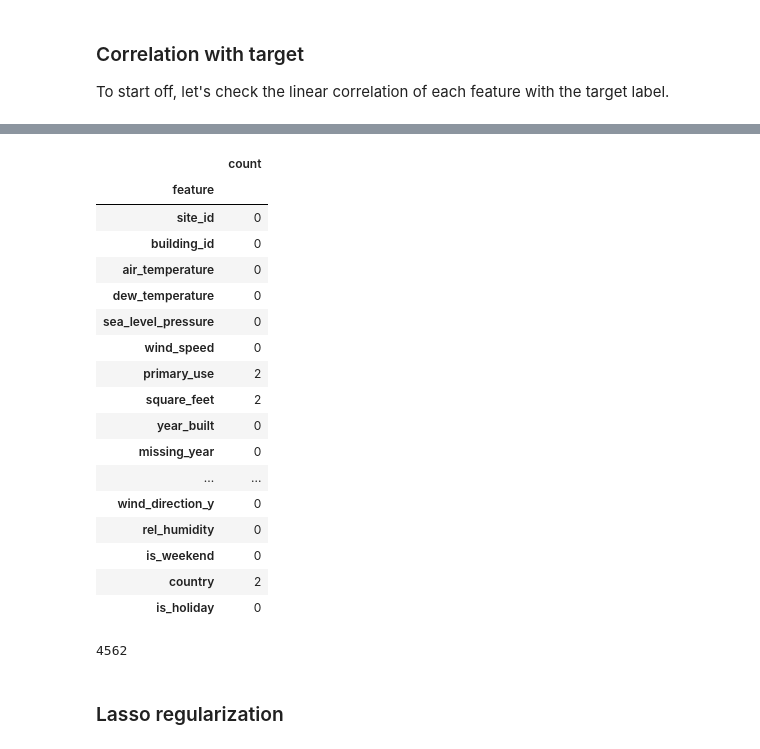
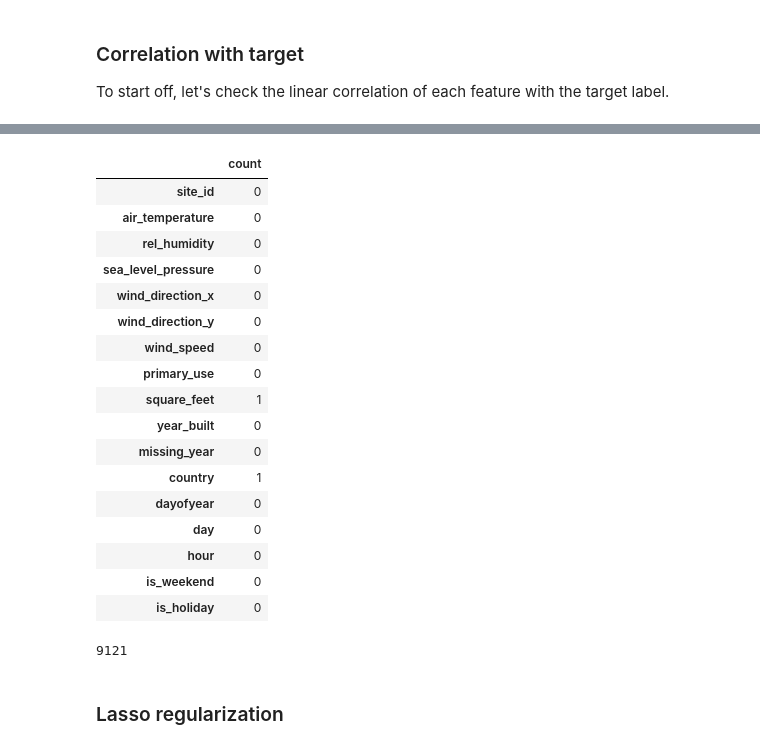
Before and after one commit to tri-bui/energy-predictor, a Jupyter notebook: notebooks/03-featurization.ipynb, the cells around one changed output, grey strips where cells are left out. Drawn from its saved outputs; the diff is of its cells as text; code cells hidden in the pictures.

```diff
--- a/notebooks/03-featurization.ipynb
+++ b/notebooks/03-featurization.ipynb
@@ -618,10 +618,10 @@ feat_sel
 
 To start off, let's check the linear correlation of each feature with the target label.
 # %%
-# Add target variable in with the features
+# Merger target variable into the features
 e_train = pd.merge(Xe_train, ye_train, how='left', left_index=True, right_index=True)
 
 # Feature correlation with target variable
-cor = e_train.corr()
-cor.meter_reading
+e_corr = e_train.corr()
+e_corr.meter_reading
 # %% [output]
@@ -651,32 +657,32 @@ plt.xlabel('Correlation coefficient');
 # %%
-# Add features with a correlation coefficient of at least 0.1
-cor_feats = cor[cor.meter_reading > 0.1].index[:-1].tolist()
-feat_seln = udf.inc_feat_count(feat_seln, cor_feats)
-feat_seln
+# Add features with a correlation coefficient of at least 0.4
+corr_feats = e_corr.query('meter_reading > 0.4').index[:-1].tolist()
+feat_sel = udf.inc_feat_count(feat_sel, corr_feats)
+feat_sel
 # %% [output]
 |  | count |
-| feature |  |
 | site_id | 0 |
-| building_id | 0 |
 | air_temperature | 0 |
-| dew_temperature | 0 |
+| rel_humidity | 0 |
 | sea_level_pressure | 0 |
+| wind_direction_x | 0 |
+| wind_direction_y | 0 |
 | wind_speed | 0 |
-| primary_use | 2 |
-| square_feet | 2 |
+| primary_use | 0 |
+| square_feet | 1 |
 | year_built | 0 |
 | missing_year | 0 |
-| ... | ... |
-| wind_direction_y | 0 |
-| rel_humidity | 0 |
+| country | 1 |
+| dayofyear | 0 |
+| day | 0 |
+| hour | 0 |
 | is_weekend | 0 |
-| country | 2 |
 | is_holiday | 0 |
 # %%
-del e_train, cor
+del e_train, e_corr
 gc.collect()
 # %% [output]
-4562
+9121
 # %% [markdown]
 ### Lasso regularization
 # %%
```
Also changed, not shown: parts of 6 cells of this notebook, 1 other file.
